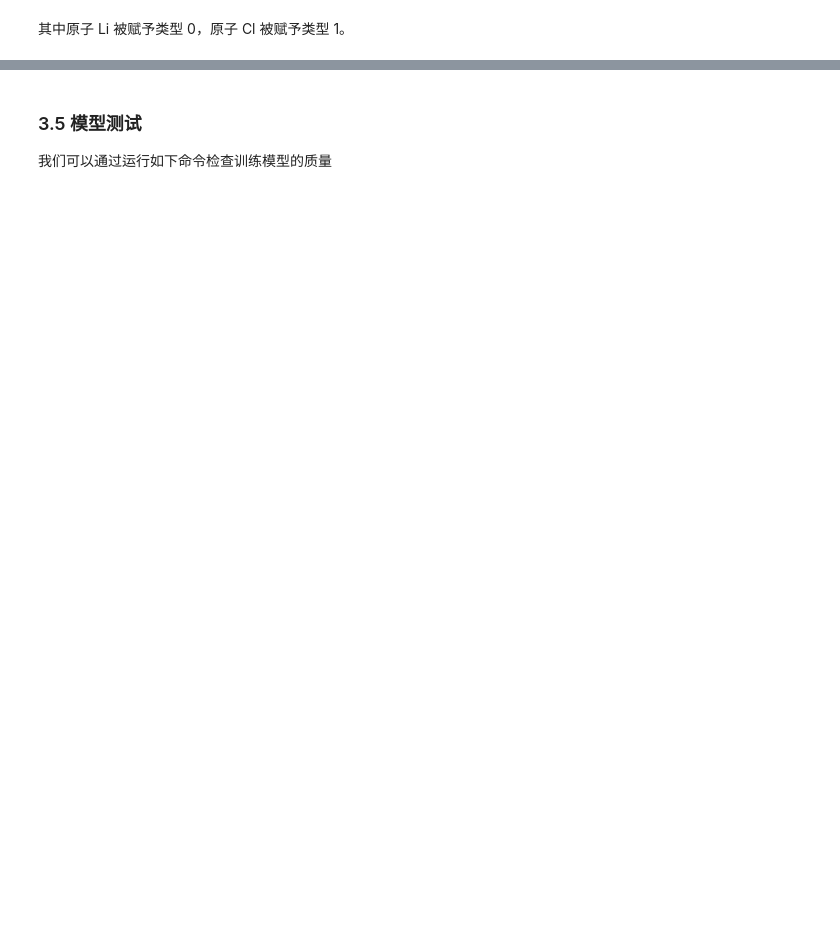
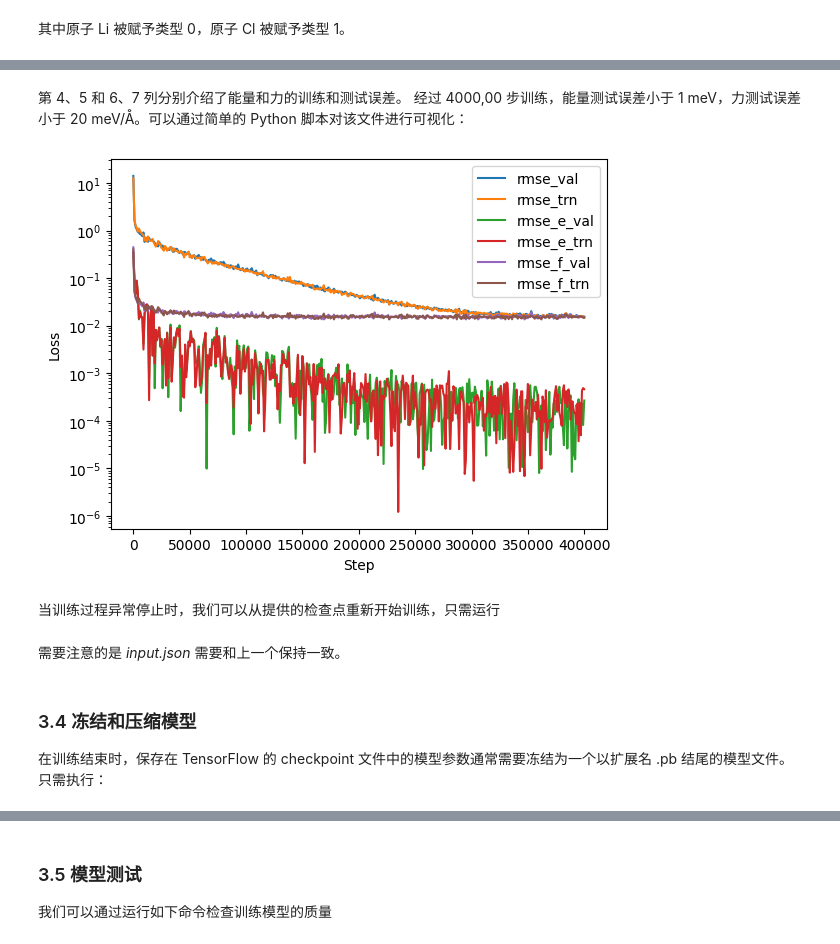
Before and after one commit to dptech-corp/bohrium-notebook, a Jupyter notebook: Proem/CH/LiCl_DP_Tutorial.ipynb, the cells around one changed output, grey strips where cells are left out. Cells and saved outputs as stored; diff of their text form; code cells hidden in the pictures; blank space fills up the shorter version.

```diff
--- a/Proem/CH/LiCl_DP_Tutorial.ipynb
+++ b/Proem/CH/LiCl_DP_Tutorial.ipynb
@@ -962,0 +1088,18 @@ DEEPMD INFO    778 ops in the final graph.
+# %% [markdown]
+第 4、5 和 6、7 列分别介绍了能量和力的训练和测试误差。 经过 4000,00 步训练，能量测试误差小于 1 meV，力测试误差小于 20 meV/Å。可以通过简单的 Python 脚本对该文件进行可视化：
+# %%
+import numpy as np
+import matplotlib.pyplot as plt
+
+data = np.genfromtxt("lcurve.out", names=True)
+for name in data.dtype.names[1:-1]:
+    plt.plot(data['step'], data[name], label=name)
+plt.legend()
+plt.xlabel('Step')
+plt.ylabel('Loss')
+plt.yscale('log')
+plt.show()
+# %% [output]
+[figure, added]
+# %% [markdown]
+当训练过程异常停止时，我们可以从提供的检查点重新开始训练，只需运行
@@ -962,0 +1108,6 @@ DEEPMD INFO    778 ops in the final graph.
+# %% [markdown]
+需要注意的是 *input.json* 需要和上一个保持一致。
+# %% [markdown]
+### 3.4 冻结和压缩模型
+
+在训练结束时，保存在 TensorFlow 的 checkpoint 文件中的模型参数通常需要冻结为一个以扩展名 .pb 结尾的模型文件。 只需执行：
```
Also changed, not shown: parts of 70 cells of this notebook.
